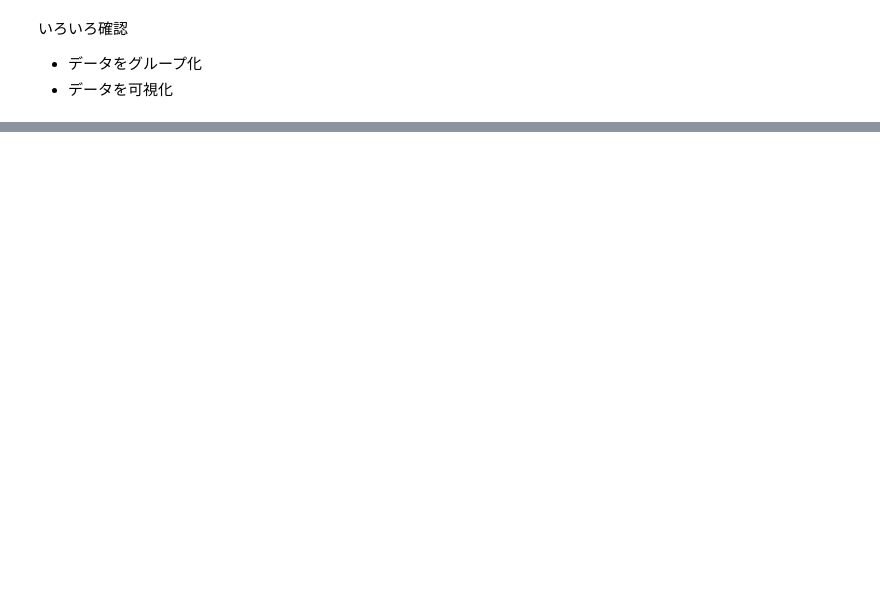
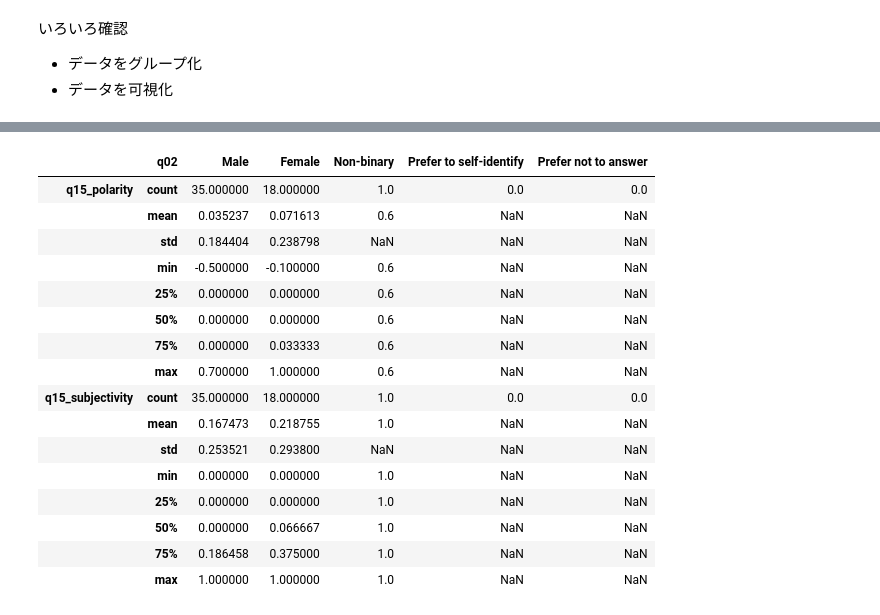
Before and after one commit to ICRC2023/surveys, a Jupyter notebook: notebooks/02_insight.ipynb, the cells around one changed output, grey strips where cells are left out. Drawn from its saved outputs; the diff is of its cells as text; code cells hidden in the pictures; blank space fills up the shorter version.

```diff
--- a/notebooks/02_insight.ipynb
+++ b/notebooks/02_insight.ipynb
@@ -48,0 +65,24 @@ cfg.questions
+# %%
+# Compute the mean values
+g = ["q02"]
+headers = ["q15_polarity", "q15_subjectivity"]
+mean_values = data.groupby(g)[headers].describe().T
+mean_values
+# %% [output]
+|  | q02 | Male | Female | Non-binary | Prefer to self-identify | Prefer not to answer |
+| q15_polarity | count | 35.000000 | 18.000000 | 1.0 | 0.0 | 0.0 |
+|  | mean | 0.035237 | 0.071613 | 0.6 | NaN | NaN |
+|  | std | 0.184404 | 0.238798 | NaN | NaN | NaN |
+|  | min | -0.500000 | -0.100000 | 0.6 | NaN | NaN |
+|  | 25% | 0.000000 | 0.000000 | 0.6 | NaN | NaN |
+|  | 50% | 0.000000 | 0.000000 | 0.6 | NaN | NaN |
+|  | 75% | 0.000000 | 0.033333 | 0.6 | NaN | NaN |
+|  | max | 0.700000 | 1.000000 | 0.6 | NaN | NaN |
+| q15_subjectivity | count | 35.000000 | 18.000000 | 1.0 | 0.0 | 0.0 |
+|  | mean | 0.167473 | 0.218755 | 1.0 | NaN | NaN |
+|  | std | 0.253521 | 0.293800 | NaN | NaN | NaN |
+|  | min | 0.000000 | 0.000000 | 1.0 | NaN | NaN |
+|  | 25% | 0.000000 | 0.000000 | 1.0 | NaN | NaN |
+|  | 50% | 0.000000 | 0.066667 | 1.0 | NaN | NaN |
+|  | 75% | 0.186458 | 0.375000 | 1.0 | NaN | NaN |
+|  | max | 1.000000 | 1.000000 | 1.0 | NaN | NaN |
```
Also changed, not shown: parts of 11 cells of this notebook.
